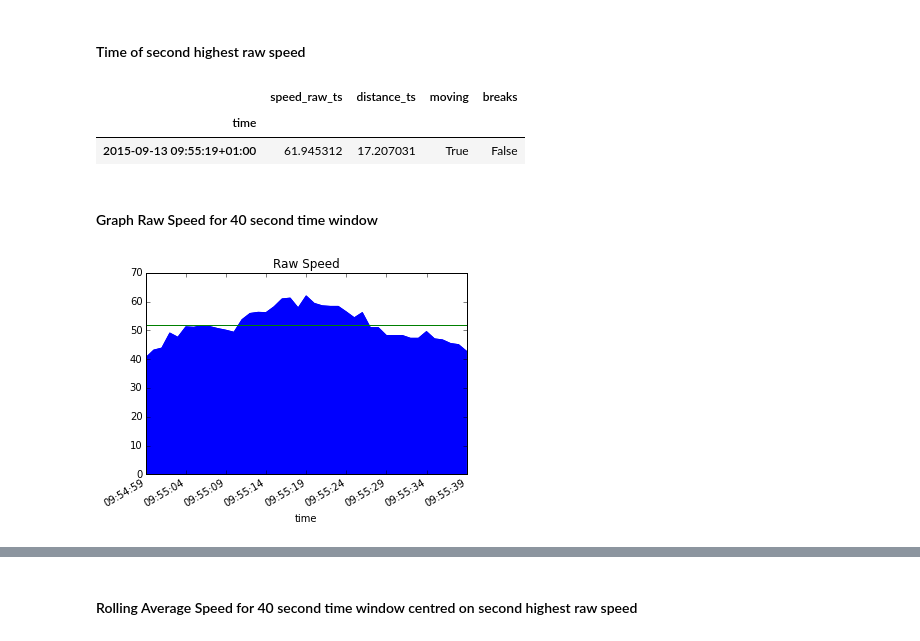
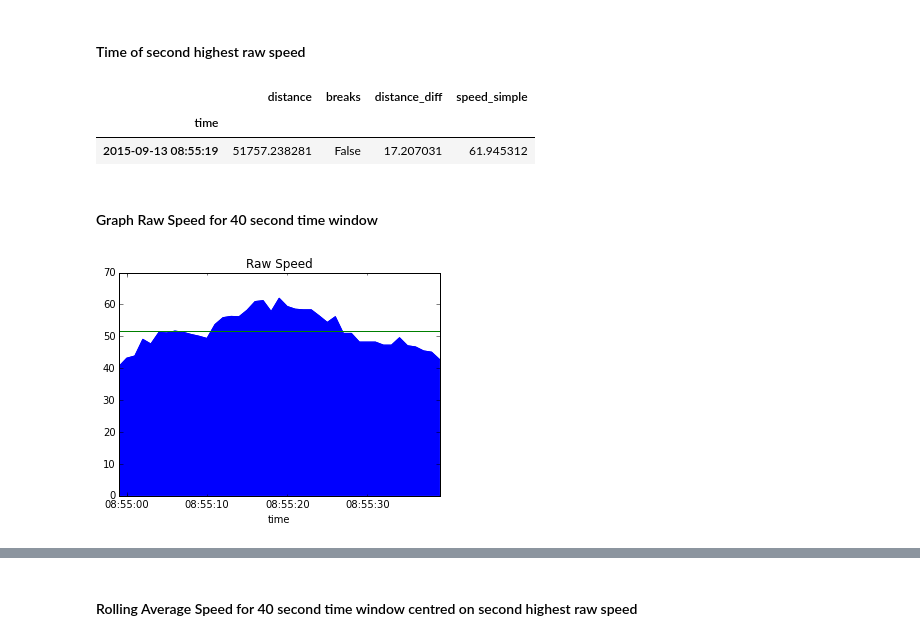
Before and after one commit to patclaffey/docker_jupyter, a Jupyter notebook: notebooks/Speed Transformation.ipynb, the cells around one changed output, grey strips where cells are left out. Drawn from its saved outputs; the diff is of its cells as text; code cells hidden in the pictures.

```diff
--- a/notebooks/Speed Transformation.ipynb
+++ b/notebooks/Speed Transformation.ipynb
@@ -59,5 +54,0 @@ df = df.tz_localize( tz_source )
-# %%
-# Convert to local time zone - Dublin, Ireland
-tz_local = timezone('Europe/Dublin')
-df = df.tz_convert(tz_local  )
-df.head()
@@ -71,0 +72,2 @@ df.head()
+# %%
+df_speed = df[['distance','breaks']].copy()
@@ -71,0 +76,3 @@ df.head()
+# %%
+df_speed['distance_diff'] = df_speed['distance'].diff().fillna(0)
+df_speed['speed_simple'] = df_speed['distance_diff'] * 3.6
@@ -257,34 +279,34 @@ The second event we focus on is the second highest raw speed of 61.9 km/hr
 #### Time of second highest raw speed
 # %%
 # find the row where raw speed is second highest
-df[ df['speed_raw_ts'] > 60.0].sort_values(by = ['speed_raw_ts'], ascending = False)[1:2]
+df_speed[ df_speed['speed_simple'] > 60.0].sort_values(by = ['speed_simple'], ascending = False)[1:2]
 # %% [output]
-|  | speed_raw_ts | distance_ts | moving | breaks |
+|  | distance | breaks | distance_diff | speed_simple |
 | time |  |  |  |  |
-| 2015-09-13 09:55:19+01:00 | 61.945312 | 17.207031 | True | False |
+| 2015-09-13 08:55:19 | 51757.238281 | False | 17.207031 | 61.945312 |
 # %%
 #store this time point in variable time_point_2
 time_point_2 = \
-            df[ df['speed_raw_ts'] > 60.0].sort_values(by = ['speed_raw_ts'],
+            df_speed[ df_speed['speed_simple'] > 60.0].sort_values(by = ['speed_simple'],
                         ascending = False).index.tolist()[1:2][0]
 # %% [markdown]
 #### Graph Raw Speed for 40 second time window
 # %%
 # define the width of the time window in seconds
 time_window_seconds = 40
 
 # Find the start and end time indexes for the window
-index_start, index_end = get_window_range(df, time_point_2, time_window_seconds)
+index_start, index_end = get_window_range(df_speed, time_point_2, time_window_seconds)
 
-avg_speed = df['speed_raw_ts'][ index_start: index_end ].mean()
-max_raw_speed = df['speed_raw_ts'][ index_start: index_end ].max()
+avg_speed = df_speed['speed_simple'][ index_start: index_end ].mean()
+max_raw_speed = df_speed['speed_simple'][ index_start: index_end ].max()
 
 plt.figure()
 plt.title('Raw Speed')
-df['speed_raw_ts'][ index_start : index_end  ].plot(figsize=(5.75,4),kind='area',)
+df_speed['speed_simple'][ index_start : index_end  ].plot(figsize=(5.75,4),kind='area',)
 _ = plt.axhline(avg_speed, color='g')
 # %% [output]
-[figure, old version]
+[figure, new version]
 # %%
 print("The above diagram shows second highest speed at {}".format(str(time_point_2)) )
 print("The plot shows that three of the data points exceed 60 km/hr")
```
Also changed, not shown: parts of 30 cells of this notebook, 9 other files.
